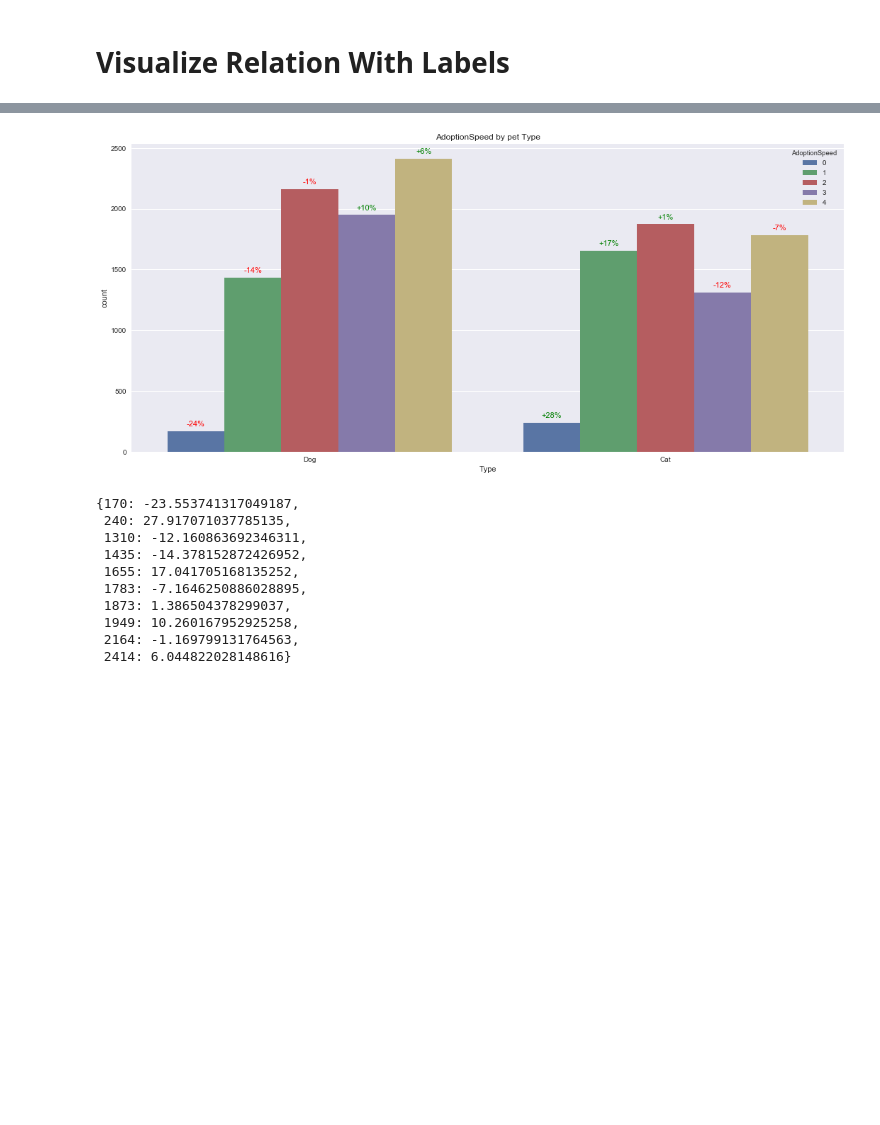
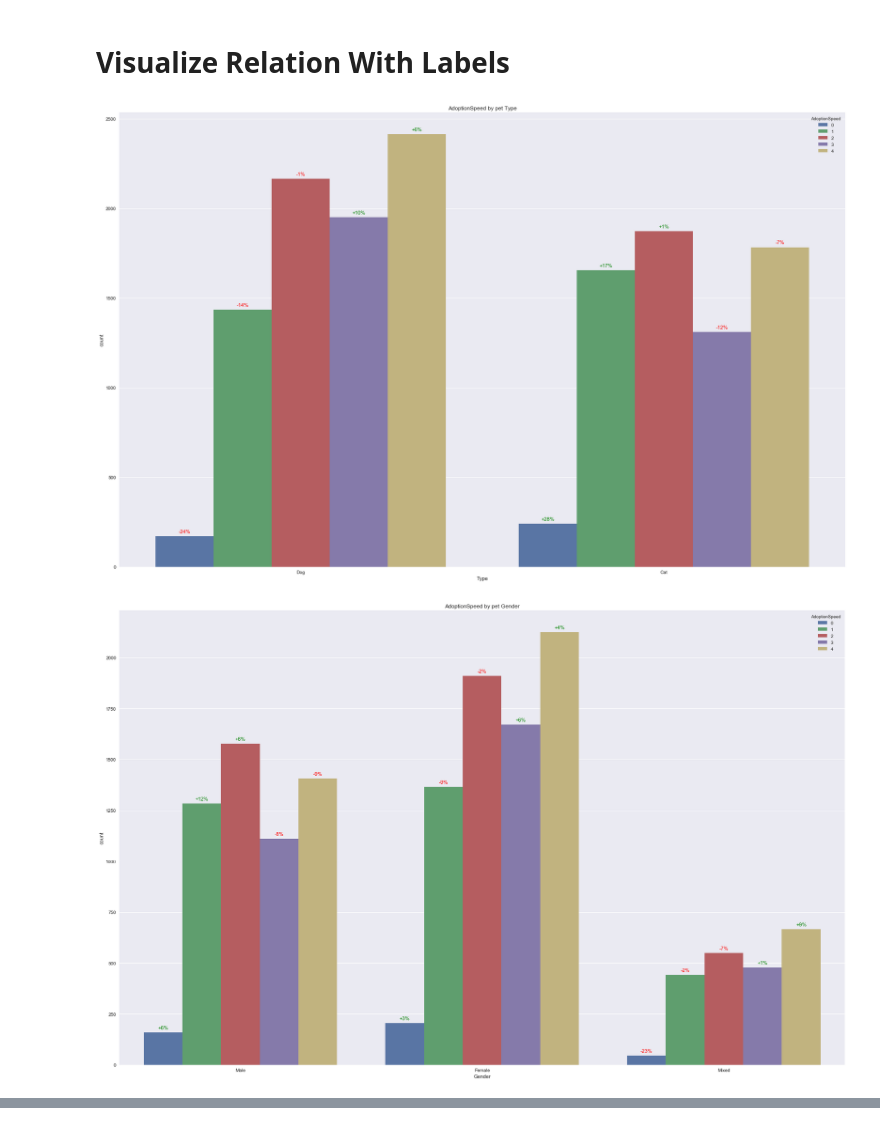
Before and after one commit to JinLi711/PetFinder, a Jupyter notebook: visualization/visualize_tabular_data.ipynb, the cells around one changed output, grey strips where cells are left out. Drawn from its saved outputs; the diff is of its cells as text; code cells hidden in the pictures; blank space fills up the shorter version.

Commit message:
updated visualization

```diff
--- a/visualization/visualize_tabular_data.ipynb
+++ b/visualization/visualize_tabular_data.ipynb
@@ -414,0 +377,7 @@ def make_count_plot(df, x, hue='AdoptionSpeed', title='', main_count=main_count)
+# %%
+categories = ['Type', 'Gender', 'MaturitySize', 'FurLength', 'Vaccinated',
+             'Dewormed', 'Sterilized', 'Health']
+vf.create_label_plots(data_df_cat, categories, main_count)
+# %% [output]
+[figure, added]
+[figure, added]
@@ -415,6 +390,4 @@ def make_count_plot(df, x, hue='AdoptionSpeed', title='', main_count=main_count)
 # %%
-plt.figure(figsize=(18, 8))
-make_count_plot(df=data_df, x='Type', title='by pet Type')
+# plt.figure(figsize=(18, 8))
+# make_count_plot(df=data_df, x='Type', title='by pet Type')
-# %% [output]
-[figure, removed]
 # %%
@@ -422,13 +394,0 @@ plot_dict = prepare_plot_dict(data_df, 'Type', main_count)
-# %%
-plot_dict
-# %% [output]
-{170: -23.553741317049187,
- 240: 27.917071037785135,
- 1310: -12.160863692346311,
- 1435: -14.378152872426952,
- 1655: 17.041705168135252,
- 1783: -7.1646250886028895,
- 1873: 1.386504378299037,
- 1949: 10.260167952925258,
- 2164: -1.169799131764563,
- 2414: 6.044822028148616}
```
Also changed, not shown: parts of 8 cells of this notebook, 1 other file.
